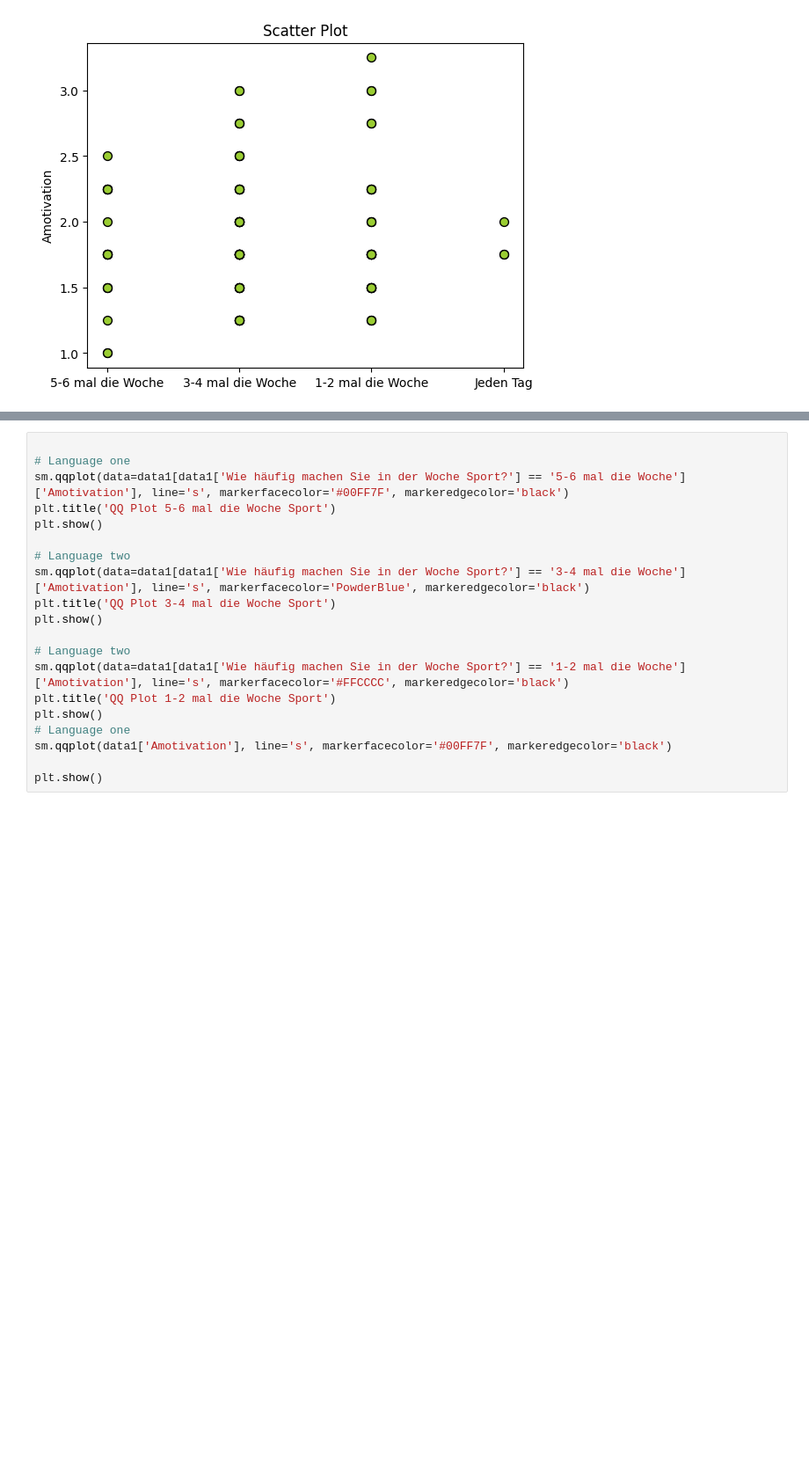
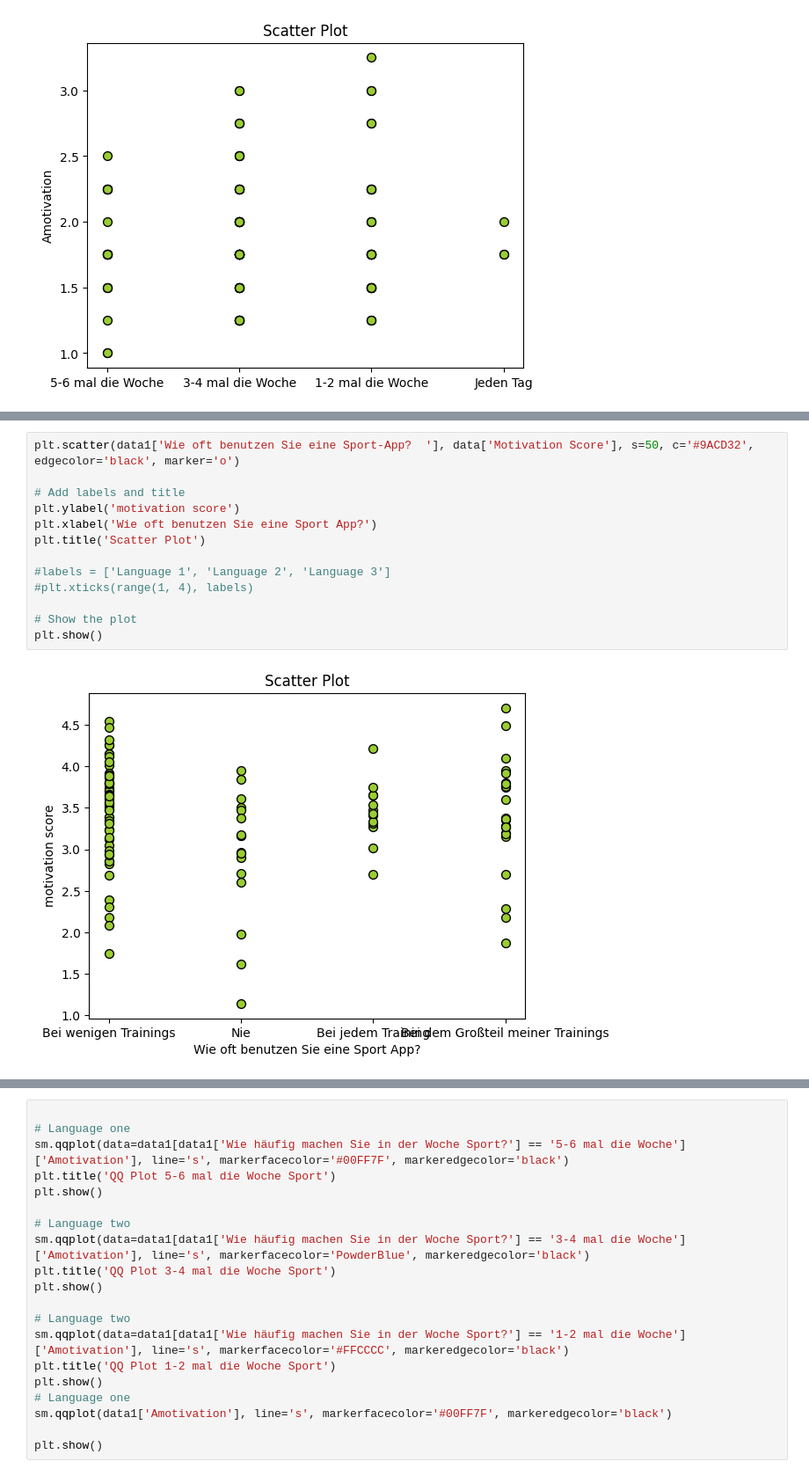
Before and after one commit to leaambrosius/emse, a Jupyter notebook: evaluation_arunge.ipynb, the cells around one changed output, grey strips where cells are left out. Shown at 88% size. Saved outputs shown, nothing was run; the diff lists cells and outputs as text; blank space fills up the shorter version.

```diff
--- a/evaluation_arunge.ipynb
+++ b/evaluation_arunge.ipynb
@@ -254,0 +376,15 @@ plt.show()
+# %%
+plt.scatter(data1['Wie oft benutzen Sie eine Sport-App?  '], data['Motivation Score'], s=50, c='#9ACD32', edgecolor='black', marker='o')
+
+# Add labels and title
+plt.ylabel('motivation score')
+plt.xlabel('Wie oft benutzen Sie eine Sport App?')
+plt.title('Scatter Plot')
+
+#labels = ['Language 1', 'Language 2', 'Language 3']
+#plt.xticks(range(1, 4), labels)
+
+# Show the plot
+plt.show()
+# %% [output]
+[figure, added]
```
Also changed, not shown: parts of 7 cells of this notebook.
